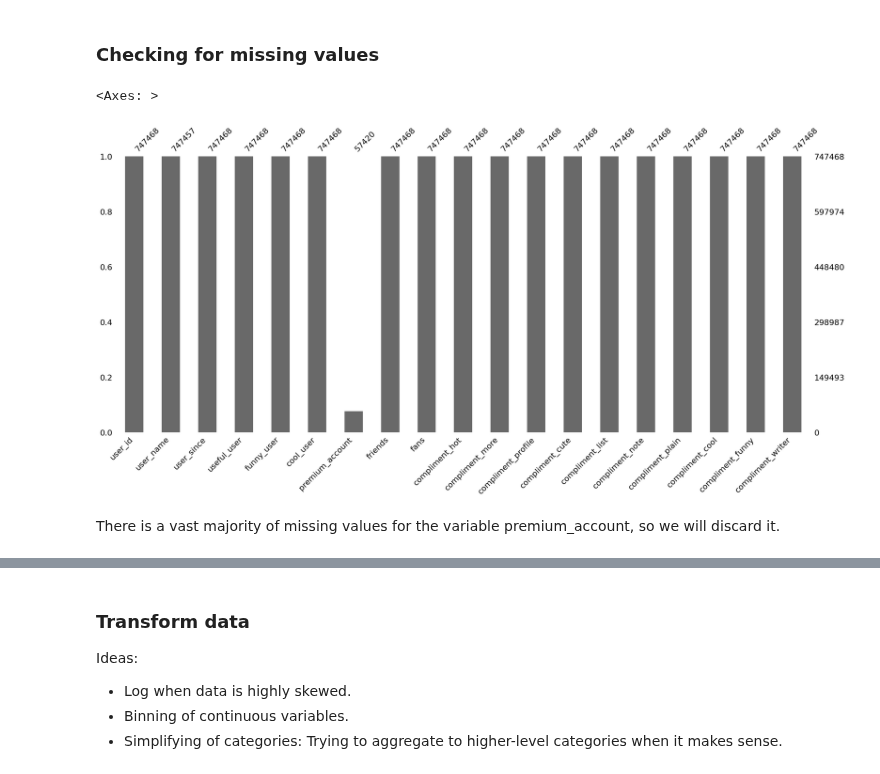
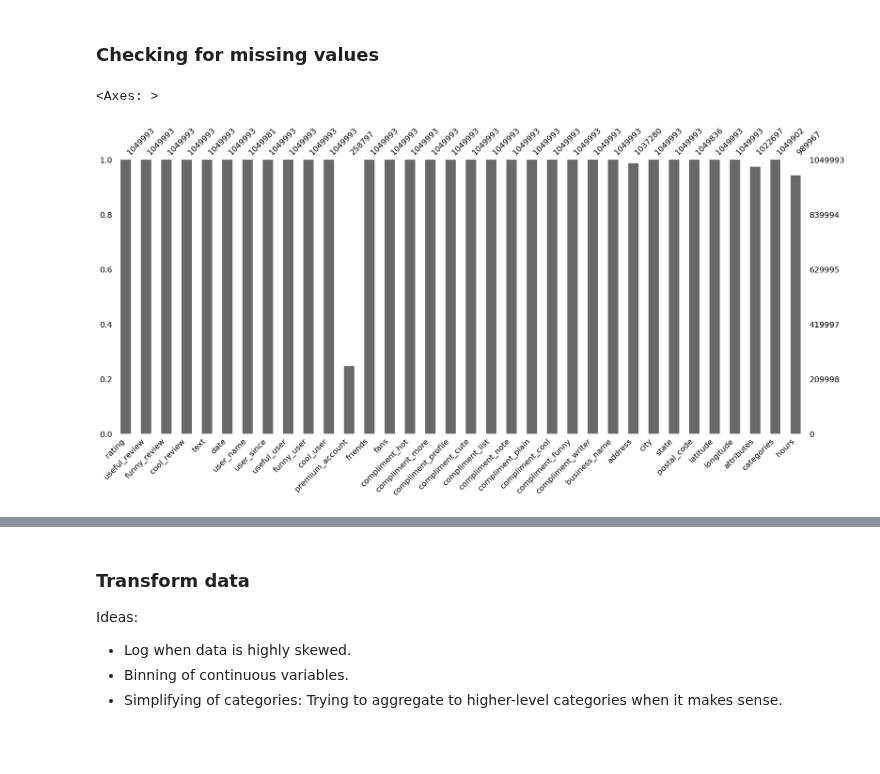
Before and after one commit to Kamiryu/nlp-customer-review-analysis, a Jupyter notebook: task_1.ipynb, the cells around one changed output, grey strips where cells are left out. Saved outputs shown, nothing was run; the diff lists cells and outputs as text; code cells hidden in the pictures; blank space fills up the shorter version.

```diff
--- a/task_1.ipynb
+++ b/task_1.ipynb
@@ -170,9 +256,7 @@ df_business.head()
 # %% [markdown]
 ### Checking for missing values
 # %%
-msno.bar(df_users)
+msno.bar(merged_reviews)
 # %% [output]
 <Axes: >
-[figure, old version]
+[figure, new version]
-# %% [markdown]
-There is a vast majority of missing values for the variable premium_account, so we will discard it.
```
Also changed, not shown: parts of 23 cells of this notebook.
